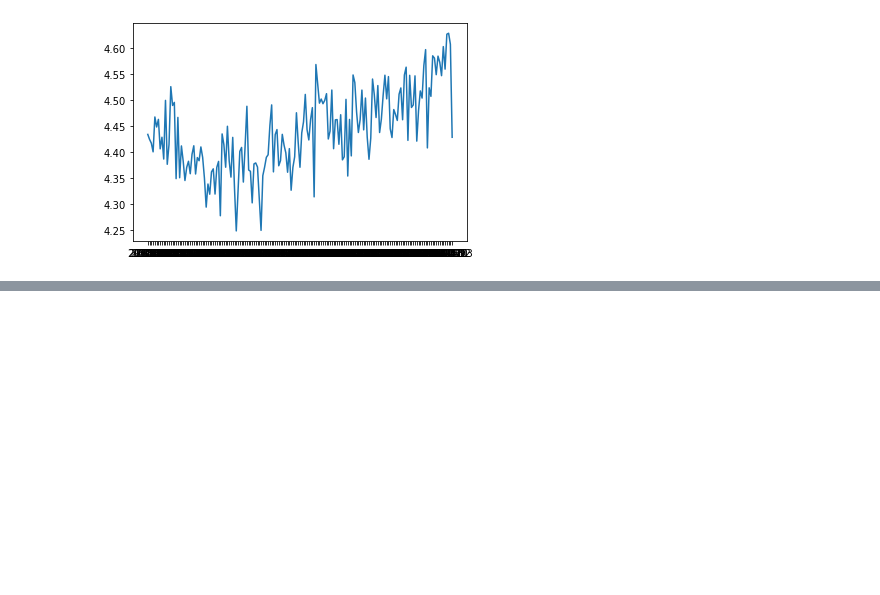
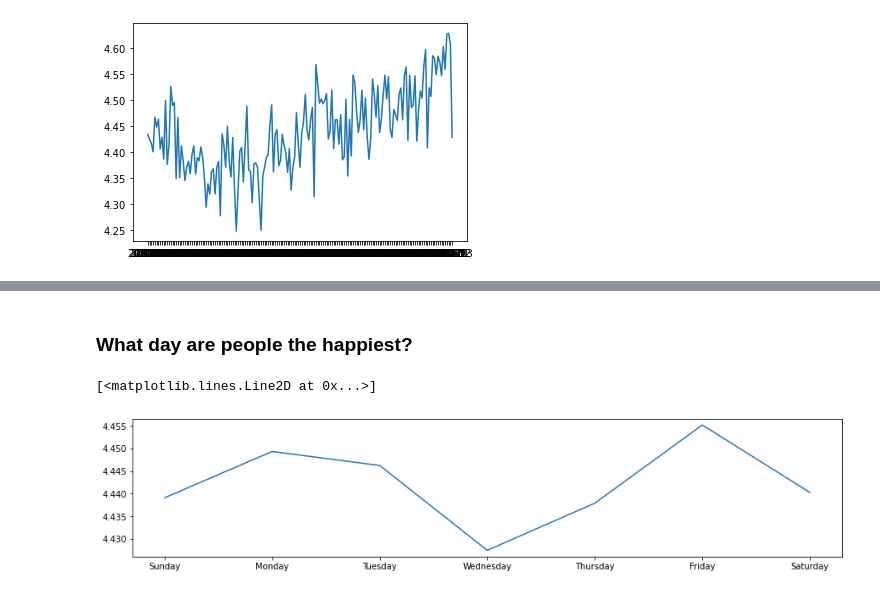
Before and after one commit to Robin-Lee03/2021, a Jupyter notebook: Jupyter/Aggregating and Plotting Average Ratings by Day.ipynb, the cells around one changed output, grey strips where cells are left out. Cells and saved outputs as stored; diff of their text form; code cells hidden in the pictures; blank space fills up the shorter version.

```diff
--- a/Jupyter/Aggregating and Plotting Average Ratings by Day.ipynb
+++ b/Jupyter/Aggregating and Plotting Average Ratings by Day.ipynb
@@ -62,0 +83,17 @@ plt.plot(week_average.index,week_average['Rating'])
+# %% [markdown]
+### What day are people the happiest?
+# %%
+data['Weekday'] = data['Timestamp'].dt.strftime('%A')
+data['Daynumber'] = data['Timestamp'].dt.strftime('%w')
+
+weekday_a_dn = data.groupby(['Weekday','Daynumber']).mean()
+weekday_a_dn = weekday_a_dn.sort_values('Daynumber')                # .sort_values() 使index由小到大 因為daynumber已經變成time了
+#weekday_a_dn
+
+plt.figure(figsize=(15,3))
+plt.plot(weekday_a_dn.index.get_level_values(0),weekday_a_dn['Rating'])   # .get_level_values() X軸 只要取一個index
+                                                                          #  weekday_a_dn 中有兩個index 分別是Weekday,Daynumber
+                                                                          # 電腦同時讀取兩個的話 會不知道誰要當 X軸
+# %% [output]
+[<matplotlib.lines.Line2D at 0x...>]
+[figure, added]
```
Also changed, not shown: parts of 5 cells of this notebook.
